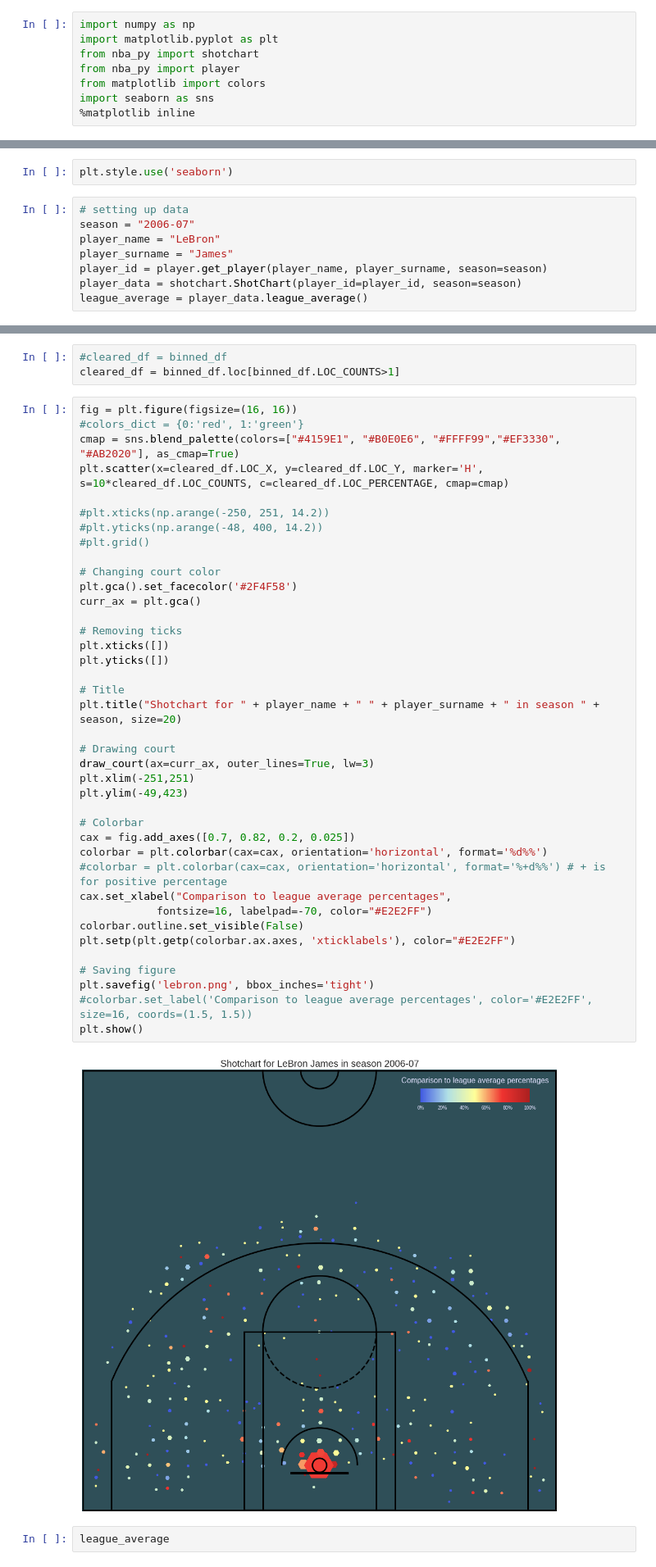
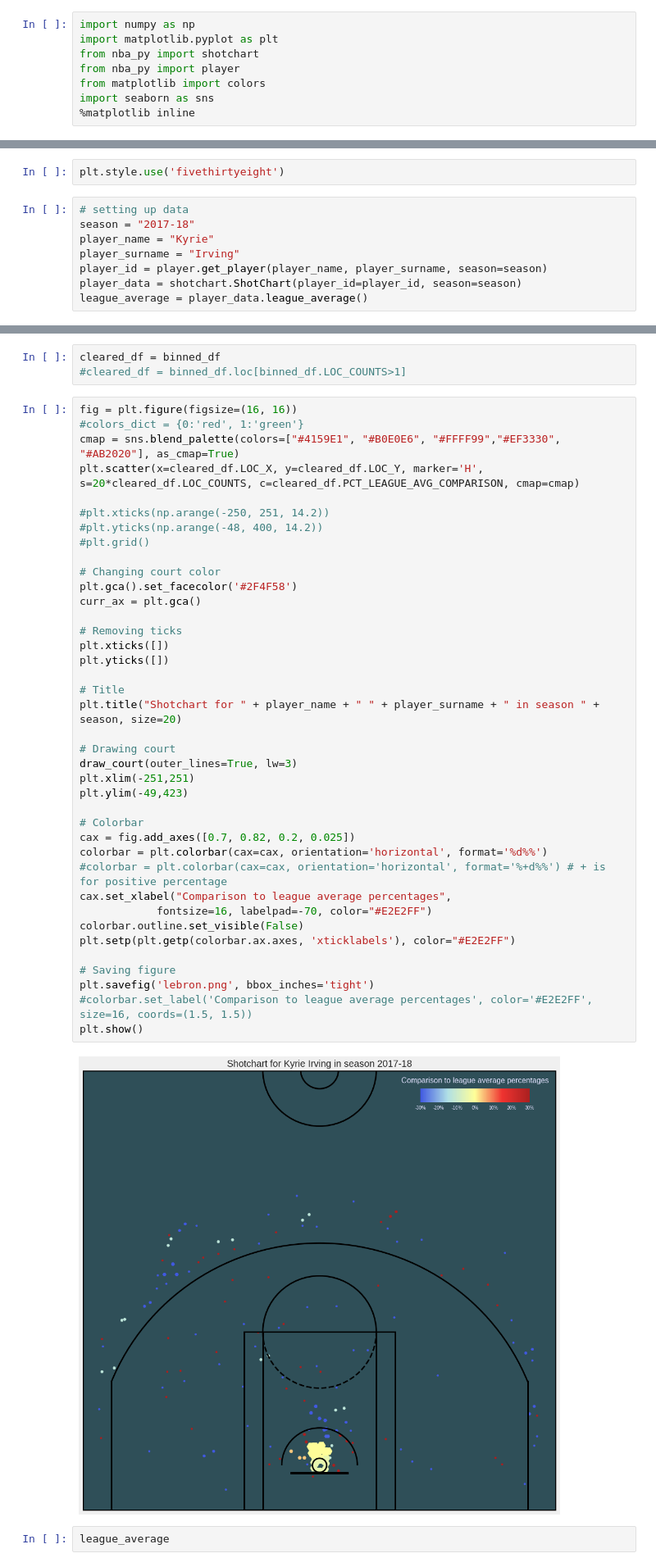
Before and after one commit to danchyy/Basketball_Analytics, a Jupyter notebook: Scripts/shot_chart_api/Shot_Chart.ipynb, the cells around one changed output, grey strips where cells are left out. Shown at 82% size. Cells and saved outputs as stored; diff of their text form.

Commit message:
Updated more stuff with shot charts

```diff
--- a/Scripts/shot_chart_api/Shot_Chart.ipynb
+++ b/Scripts/shot_chart_api/Shot_Chart.ipynb
@@ -150,12 +150,12 @@ def create_bins(df, league_average = None, bin_number_x = 25, bin_number_y = 25,
 
     return copied_df
 # %%
-plt.style.use('seaborn')
+plt.style.use('fivethirtyeight')
 # %%
 # setting up data
-season = "2006-07"
-player_name = "LeBron"
-player_surname = "James"
+season = "2017-18"
+player_name = "Kyrie"
+player_surname = "Irving"
 player_id = player.get_player(player_name, player_surname, season=season)
 player_data = shotchart.ShotChart(player_id=player_id, season=season)
 league_average = player_data.league_average()
@@ -173,11 +171,11 @@ binned_df = create_bins(player_df, league_average=league_average, bin_number_x=2
 # %%
-#cleared_df = binned_df
-cleared_df = binned_df.loc[binned_df.LOC_COUNTS>1]
+cleared_df = binned_df
+#cleared_df = binned_df.loc[binned_df.LOC_COUNTS>1]
 # %%
 fig = plt.figure(figsize=(16, 16))
 #colors_dict = {0:'red', 1:'green'}
 cmap = sns.blend_palette(colors=["#4159E1", "#B0E0E6", "#FFFF99","#EF3330", "#AB2020"], as_cmap=True)
-plt.scatter(x=cleared_df.LOC_X, y=cleared_df.LOC_Y, marker='H', s=10*cleared_df.LOC_COUNTS, c=cleared_df.LOC_PERCENTAGE, cmap=cmap)
+plt.scatter(x=cleared_df.LOC_X, y=cleared_df.LOC_Y, marker='H', s=20*cleared_df.LOC_COUNTS, c=cleared_df.PCT_LEAGUE_AVG_COMPARISON, cmap=cmap)
 
 #plt.xticks(np.arange(-250, 251, 14.2))
 #plt.yticks(np.arange(-48, 400, 14.2))
@@ -185,35 +183,35 @@ plt.scatter(x=cleared_df.LOC_X, y=cleared_df.LOC_Y, marker='H', s=10*cleared_df.
 
 # Changing court color
 plt.gca().set_facecolor('#2F4F58')
 curr_ax = plt.gca()
 
 # Removing ticks
 plt.xticks([])
 plt.yticks([])
 
 # Title
 plt.title("Shotchart for " + player_name + " " + player_surname + " in season " + season, size=20)
 
 # Drawing court
-draw_court(ax=curr_ax, outer_lines=True, lw=3)
+draw_court(outer_lines=True, lw=3)
 plt.xlim(-251,251)
 plt.ylim(-49,423)
 
 # Colorbar
 cax = fig.add_axes([0.7, 0.82, 0.2, 0.025])
 colorbar = plt.colorbar(cax=cax, orientation='horizontal', format='%d%%')
 #colorbar = plt.colorbar(cax=cax, orientation='horizontal', format='%+d%%') # + is for positive percentage
 cax.set_xlabel("Comparison to league average percentages",
             fontsize=16, labelpad=-70, color="#E2E2FF")
 colorbar.outline.set_visible(False)
 plt.setp(plt.getp(colorbar.ax.axes, 'xticklabels'), color="#E2E2FF")
 
 # Saving figure
 plt.savefig('lebron.png', bbox_inches='tight')
 #colorbar.set_label('Comparison to league average percentages', color='#E2E2FF', size=16, coords=(1.5, 1.5))
 plt.show()
 # %% [output]
-[figure, old version]
+[figure, new version]
 # %%
 league_average
 # %% [output]
```
Also changed, not shown: parts of 5 cells of this notebook.
